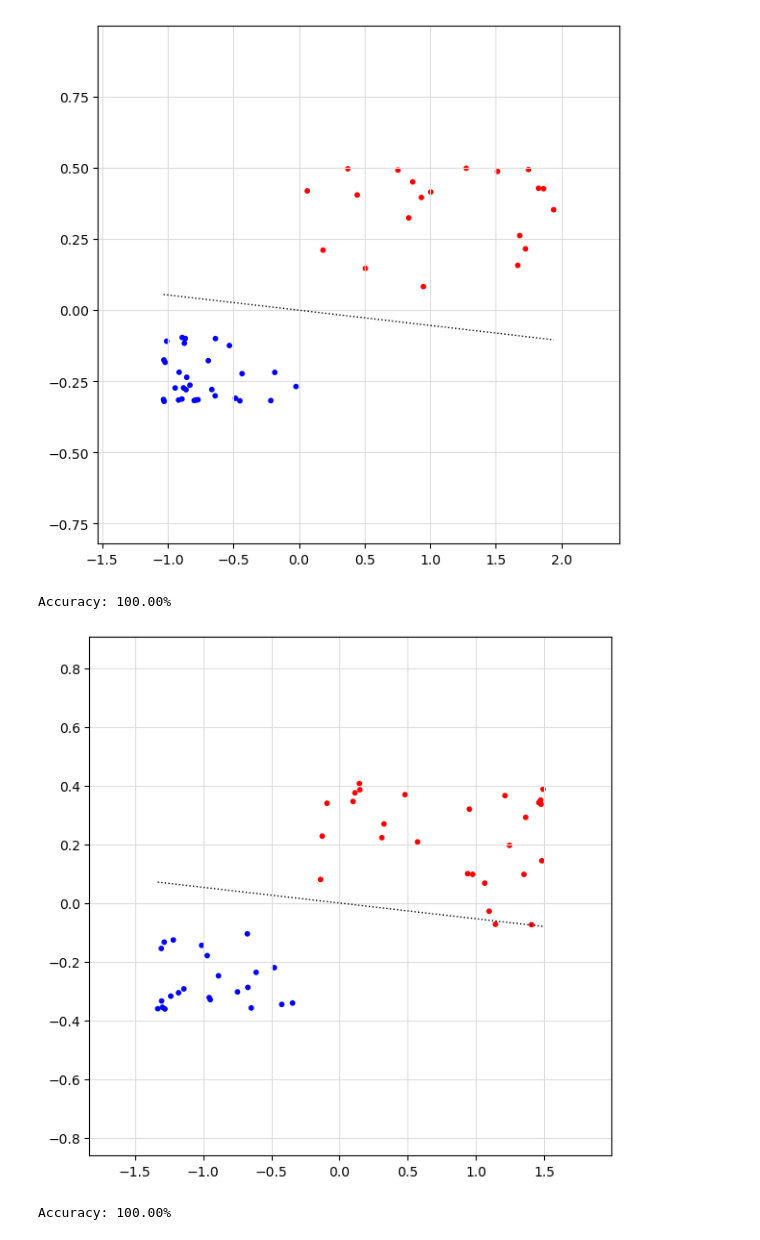
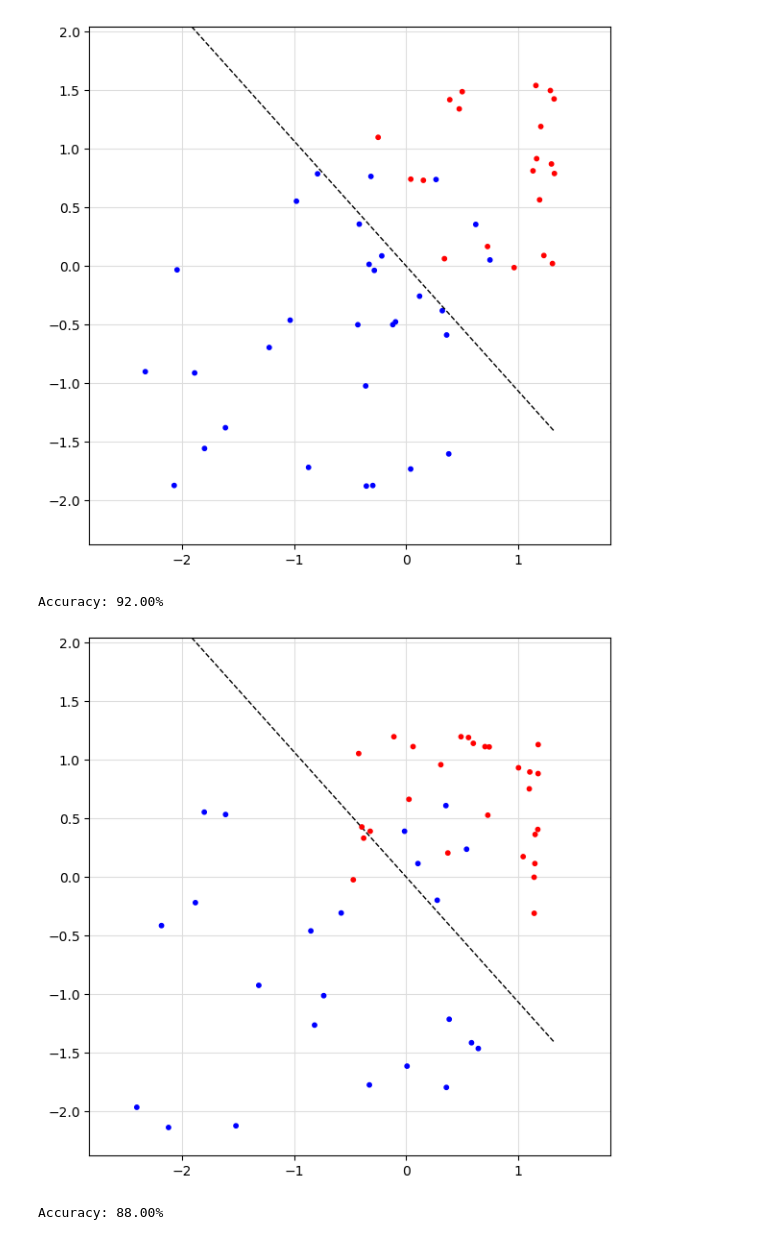
Before and after one commit to WhatCharlie/TestingMLAlgorithms, a Jupyter notebook: Testing Linear Discriminant Analysis.ipynb, the cells around one changed output. Cells and saved outputs as stored; diff of their text form; code cells hidden in the pictures.

```diff
--- a/Testing Linear Discriminant Analysis.ipynb
+++ b/Testing Linear Discriminant Analysis.ipynb
@@ -195,10 +191,11 @@ print(W)
 # %%
-def find_B_matrix(W, training_set, all_classes, dataset):
+def find_B_matrix(S_W, training_set, all_classes, dataset):
     training_set = training_set.to_numpy()
-    B = np.zeros((num_features, num_features), dtype=float)
-    T = np.cov(training_set[:, :2], rowvar=False)
-    B = T - W
-    print(f'{B} \n\n{T}')
-    return B, T
+    S_B = np.zeros((num_features, num_features), dtype=float)
+    S_T = np.cov(training_set[:, :2], rowvar=False)
+    S_B = S_T - S_W
+    return S_B, S_T
 B, T = find_B_matrix(W, training_data, all_classes, rd)
+
+print(f'\nBetween-Class Scatter Matrix: \n{B}')
 # %% [output]
@@ -210,8 +205,8 @@ B, T = find_B_matrix(W, training_data, all_classes, rd)
 # %%
-def find_S(W, B):
-    W_inv = np.linalg.inv(W + np.eye(W.shape[0]) * 1e-6)
-    S = np.dot(W_inv, B)
-    print(S)
-    return S
+def find_S(S_W, S_B):
+    S_W_inv = np.linalg.inv(S_W + np.eye(S_W.shape[0]) * 1e-6)
+    S_S = np.dot(S_W_inv, S_B)
+    print(S_S)
+    return S_S
 S = find_S(W, B)
 # %% [output]
@@ -220,14 +215,14 @@ S = find_S(W, B)
 # %%
 eigenvalues, eigenvectors = np.linalg.eig(S)
-eigenvectors = eigenvectors.T
 
-indices = np.argsort(abs(eigenvalues))[::-1]
+indices = np.argsort(eigenvalues)[::-1]
 
 print('\nEigenvalues:', eigenvalues)
 print('\nEigenvectors:\n', eigenvectors)
 
 eigenvalues = eigenvalues[indices]
-eigenvectors = eigenvectors[indices]
+eigenvectors = eigenvectors[:, indices]
+
 
 print('\nSorted Eigenvalues:', eigenvalues)
 print('\nSorted Eigenvectors:\n', eigenvectors)
@@ -296,30 +290,27 @@ The Updated Scores are
 dtype: float64]
 # %%
-def decision_boundary(x):
-    return -(norm_weights[0] / norm_weights[1]) * x
+def decision_boundary(x_val):
+    intercept = -((norm_weights[0] * np.mean(x_z_train)) + (norm_weights[1] * np.mean(y_z_train))) / norm_weights[1]
+    return -(norm_weights[0] / norm_weights[1]) * x_val + intercept
 
 x_range = np.linspace(min(x_z_train), max(x_z_train))
 y_range = decision_boundary(x_range)
 
-
-
-size = 1000 / num_rows
 plt.figure(figsize=(7, 7))
 threshold = 1
-
 colors = np.where(z_train == threshold, 'blue', 'red')
 
-plt.plot(x_range, y_range, 'black', linewidth=1, linestyle =':', label='Decision Boundary')
-plt.scatter(x_z_train, y_z_train, c=colors, s=size)
+plt.plot(x_range, y_range, 'black', linewidth=1, linestyle ='--', label='Decision Boundary', zorder=3)
+plt.scatter(x_z_train, y_z_train, c=colors, s=size, zorder=2)
 
 plt.xlim([x_z_train.min() - 0.5, x_z_train.max() + 0.5])
 plt.ylim([y_z_train.min() - 0.5, y_z_train.max() + 0.5])
 
 plt.grid(which='major', color='#DDDDDD', linewidth=0.8, zorder=1)
 
 plt.show()
 # %% [output]
-[figure, old version]
+[figure, new version]
 # %%
 features = np.column_stack((x_z_train, y_z_train))
 
@@ -332,35 +323,33 @@ threshold = (mean_class_2 + mean_class_1) / 2
 
 predictions = np.where(projections > threshold, 1, 0)
 
-accuracy = np.mean(predictions == z_train)
+if mean_class_1 > mean_class_2:
+    accuracy = np.mean(predictions == z_train)
+else:
+    accuracy = 1 - np.mean(predictions == z_train)
+
+
 print(f"Accuracy: {accuracy*100:.2f}%")
 # %% [output]
-Accuracy: 100.00%
+Accuracy: 92.00%
 # %%
 x_z_test, y_z_test = standardize(x_test, y_test)
 
-
-x_range = np.linspace(min(x_z_test), max(x_z_test))
-y_range = decision_boundary(x_range)
-
-
-size = 1000 / num_rows
 plt.figure(figsize=(7, 7))
 threshold = 1
-
 colors = np.where(z_test == threshold, 'blue', 'red')
 
-plt.plot(x_range, y_range, 'black', linewidth=1, linestyle =':', label='Decision Boundary')
-plt.scatter(x_z_test, y_z_test, c=colors, s=size)
+plt.plot(x_range, y_range, 'black', linewidth=1, linestyle ='--', label='Decision Boundary')
+plt.scatter(x_z_test, y_z_test, c=colors, s=size, zorder=2)
 
-plt.xlim([x_z_test.min() - 0.5, x_z_test.max() + 0.5])
-plt.ylim([y_z_test.min() - 0.5, y_z_test.max() + 0.5])
+plt.xlim([x_z_train.min() - 0.5, x_z_train.max() + 0.5])
+plt.ylim([y_z_train.min() - 0.5, y_z_train.max() + 0.5])
 
 plt.grid(which='major', color='#DDDDDD', linewidth=0.8, zorder=1)
 
 plt.show()
 # %% [output]
-[figure, old version]
+[figure, new version]
 # %%
 features = np.column_stack((x_z_test, y_z_test))
 
@@ -373,10 +362,14 @@ threshold = (mean_class_2 + mean_class_1) / 2
 
 predictions = np.where(projections > threshold, 1, 0)
 
-accuracy = np.mean(predictions == z_test)
+if mean_class_1 > mean_class_2:
+    accuracy = np.mean(predictions == z_test)
+else:
+    accuracy = 1 - np.mean(predictions == z_test)
+
 print(f"Accuracy: {accuracy*100:.2f}%")
 # %% [output]
-Accuracy: 100.00%
+Accuracy: 88.00%
 # %%
 x_z, y_z = standardize(rd[x], rd[y])
 
```
Also changed, not shown: parts of 14 cells of this notebook.
